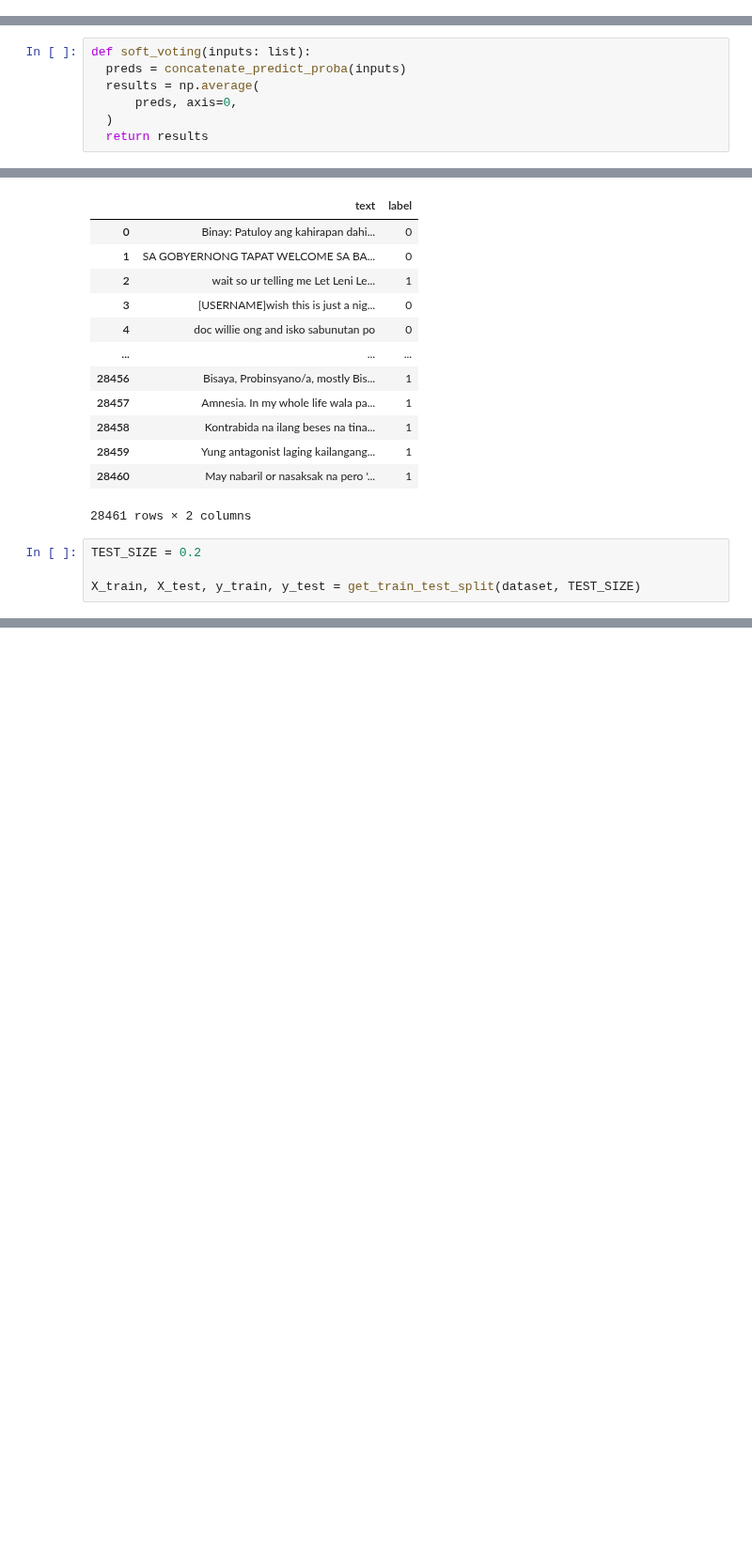
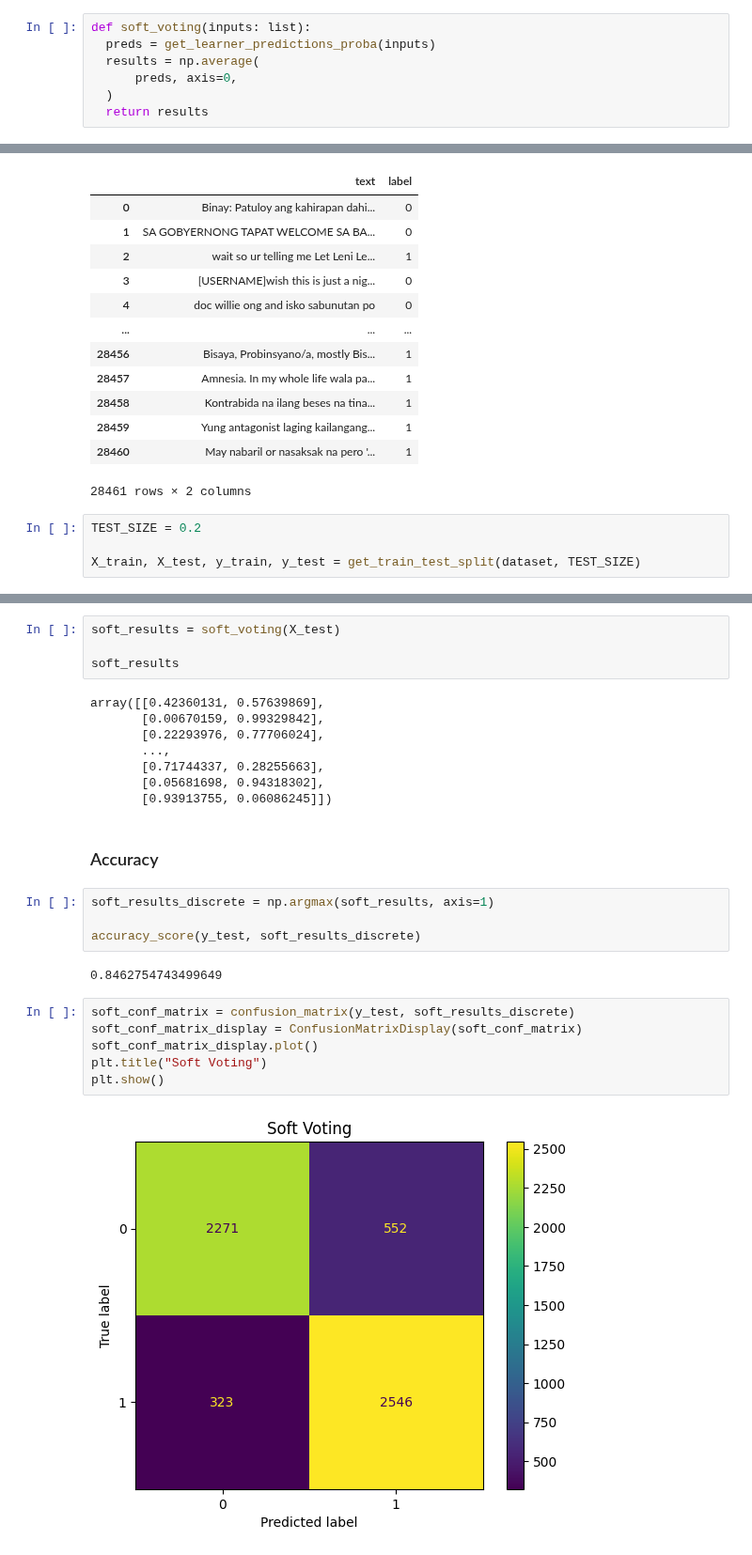
Before and after one commit to NateCross/tag-hate-elf, a Jupyter notebook: ensemble_results_local.ipynb, the cells around one changed output, grey strips where cells are left out. Shown at 94% size. Saved outputs shown, nothing was run; the diff lists cells and outputs as text; blank space fills up the shorter version.

```diff
--- a/ensemble_results_local.ipynb
+++ b/ensemble_results_local.ipynb
@@ -453,0 +495,7 @@ array([[[0.08975901, 0.91024099],
+# %%
+def soft_voting(inputs: list):
+  preds = get_learner_predictions_proba(inputs)
+  results = np.average(
+      preds, axis=0,
+  )
+  return results
@@ -489,7 +516,0 @@ def hard_voting(inputs: list):
-# %%
-def soft_voting(inputs: list):
-  preds = concatenate_predict_proba(inputs)
-  results = np.average(
-      preds, axis=0,
-  )
-  return results
@@ -663,0 +699,28 @@ Name: label, Length: 22769, dtype: int64
+# %%
+soft_results = soft_voting(X_test)
+
+soft_results
+# %% [output]
+array([[0.42360131, 0.57639869],
+       [0.00670159, 0.99329842],
+       [0.22293976, 0.77706024],
+       ...,
+       [0.71744337, 0.28255663],
+       [0.05681698, 0.94318302],
+       [0.93913755, 0.06086245]])
+# %% [markdown]
+### Accuracy
+# %%
+soft_results_discrete = np.argmax(soft_results, axis=1)
+
+accuracy_score(y_test, soft_results_discrete)
+# %% [output]
+0.8462754743499649
+# %%
+soft_conf_matrix = confusion_matrix(y_test, soft_results_discrete)
+soft_conf_matrix_display = ConfusionMatrixDisplay(soft_conf_matrix)
+soft_conf_matrix_display.plot()
+plt.title("Soft Voting")
+plt.show()
+# %% [output]
+[figure, added]
```
Also changed, not shown: parts of 34 cells of this notebook.
